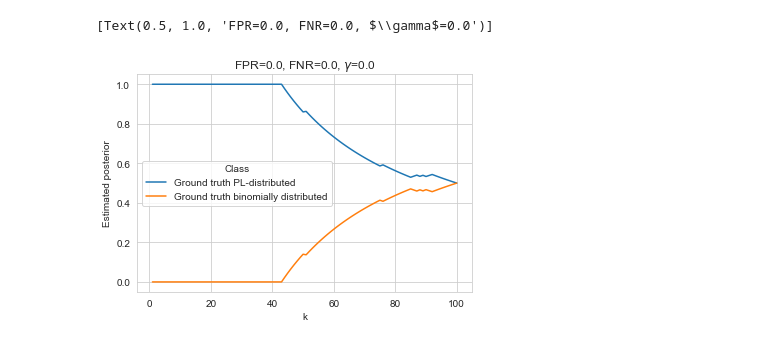
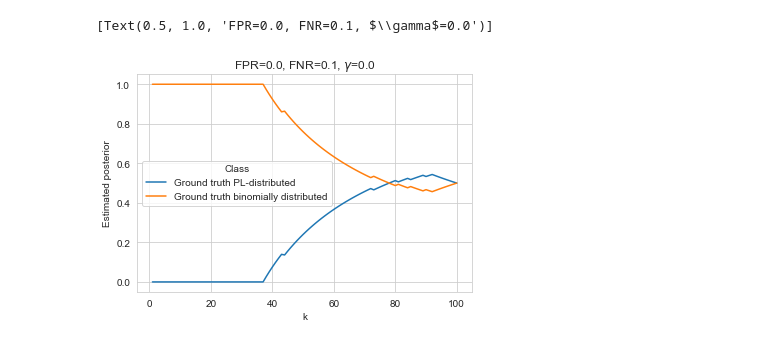
Before and after one commit to bionetslab/ppi-network-simulation, a Jupyter notebook: plot_results.ipynb, the cells around one changed output. Cells and saved outputs as stored; diff of their text form; code cells hidden in the pictures.

Commit message:
plotted AP-MS results with new FPRs

```diff
--- a/plot_results.ipynb
+++ b/plot_results.ipynb
@@ -50,7 +84,7 @@ sns.heatmap(deltas_AP_MS.pivot('FPR', 'FNR', 'delta_sod'),annot=True)
 # %%
-posteriors, _ = load_results('AP-MS', 0.0, 0.0, 0.0)
+posteriors, _ = load_results('Y2H', acceptance_threshold=0.0, false_positive_rate=0.0, false_negative_rate=0.1)
 posteriors.rename(columns={'Erdos-Renyi': 'Ground truth binomially distributed', 'Barabasi-Albert': 'Ground truth PL-distributed'}, inplace=True)
-ppinetsim.plot_posteriors(posteriors, acceptance_threshold=0.0, false_positive_rate=0.0, false_negative_rate=0.0)
+ppinetsim.plot_posteriors(posteriors, acceptance_threshold=0.0, false_positive_rate=0.0, false_negative_rate=0.1)
 # %% [output]
-[Text(0.5, 1.0, 'FPR=0.0, FNR=0.0, $\\gamma$=0.0')]
+[Text(0.5, 1.0, 'FPR=0.0, FNR=0.1, $\\gamma$=0.0')]
-[figure, old version]
+[figure, new version]
```
Also changed, not shown: parts of 10 cells of this notebook, 1 other file.
